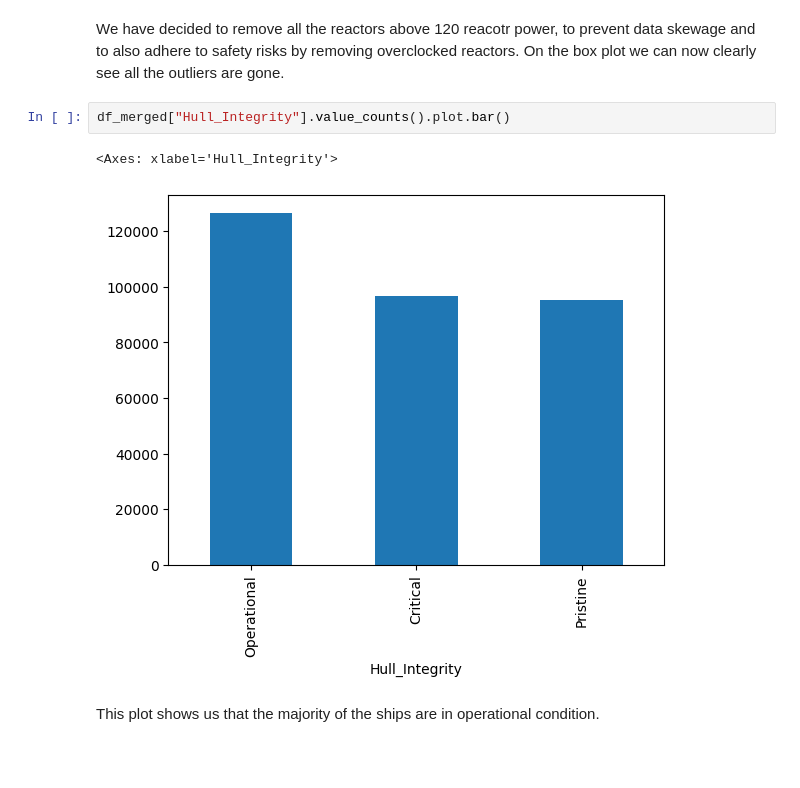
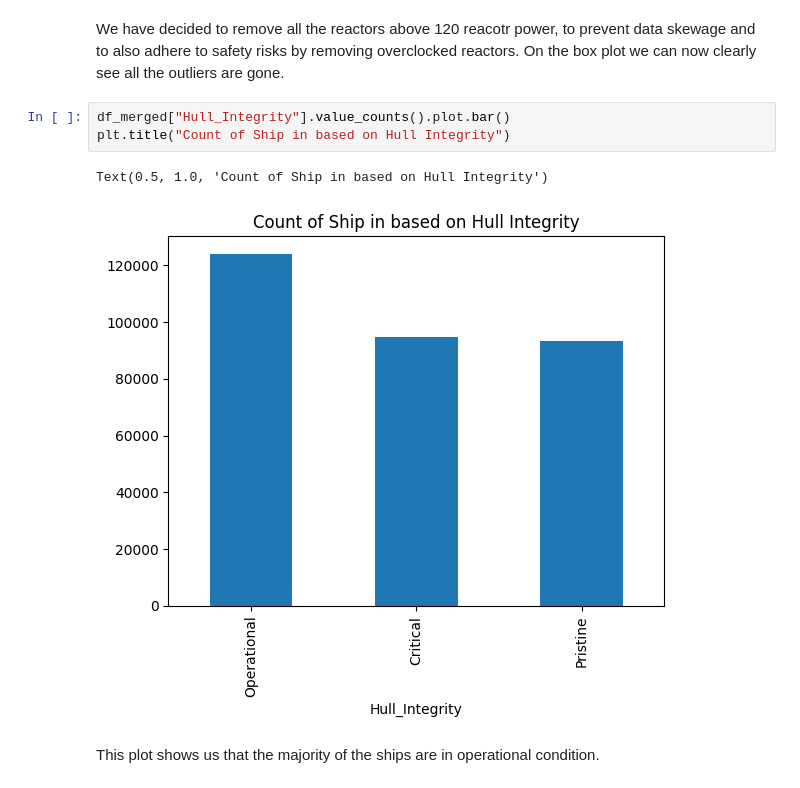
Before and after one commit to strmzi-git/jupyter-exam-03, a Jupyter notebook: DS-Assignment-it2.ipynb, the cells around one changed output. Drawn from its saved outputs; the diff is of its cells as text; blank space fills up the shorter version.

Commit message:
add comments and plot titles and confusion matrix

```diff
--- a/DS-Assignment-it2.ipynb
+++ b/DS-Assignment-it2.ipynb
@@ -242,9 +239,10 @@ We have decided to remove all the reactors above 120 reacotr power, to prevent d
 On the box plot we can now clearly see all the outliers are gone.
 # %%
 df_merged["Hull_Integrity"].value_counts().plot.bar()
+plt.title("Count of Ship in based on Hull Integrity")
 # %% [output]
-<Axes: xlabel='Hull_Integrity'>
+Text(0.5, 1.0, 'Count of Ship in based on Hull Integrity')
-[figure, old version]
+[figure, new version]
 # %% [markdown]
 This plot shows us that the majority of the ships are in operational condition.
 # %%
```
Also changed, not shown: parts of 15 cells of this notebook.
